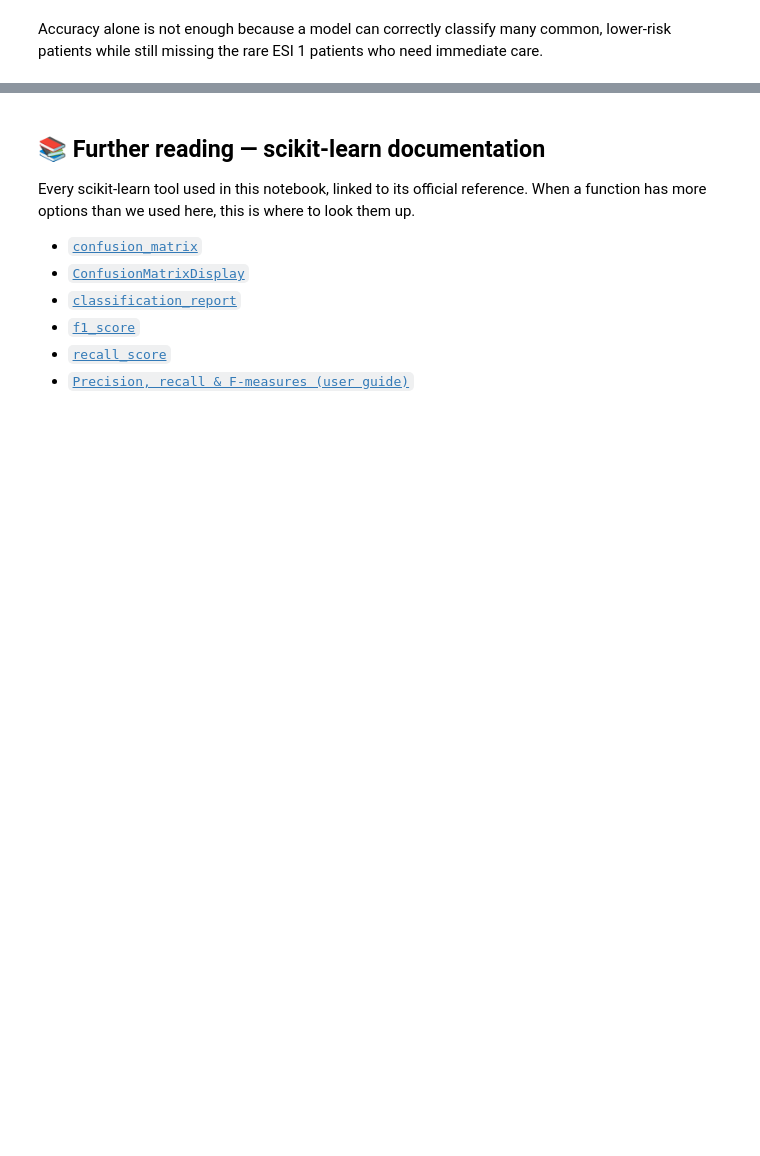
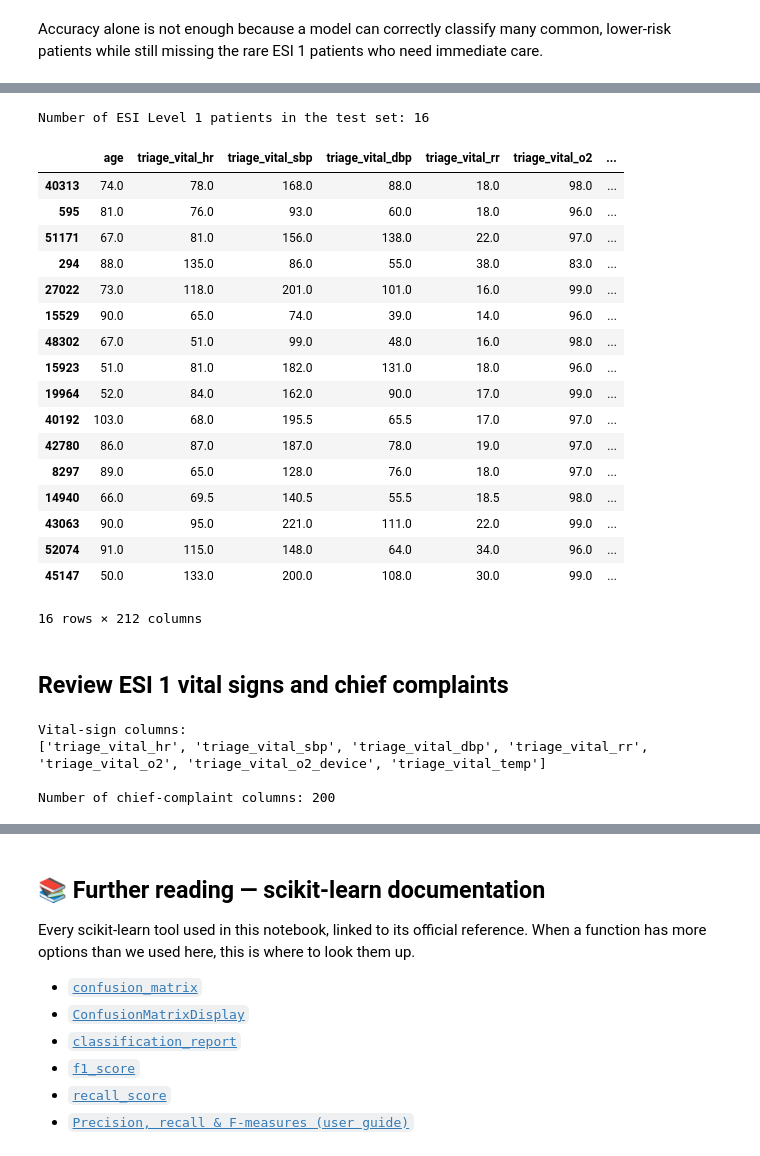
Before and after one commit to tinadams/carisurg-portfolio, a Jupyter notebook: notebooks/week_6_Tutorial3_Model_Evaluation_STUDENT.ipynb, the cells around one changed output, grey strips where cells are left out. Saved outputs shown, nothing was run; the diff lists cells and outputs as text; code cells hidden in the pictures; blank space fills up the shorter version.

```diff
--- a/notebooks/week_6_Tutorial3_Model_Evaluation_STUDENT.ipynb
+++ b/notebooks/week_6_Tutorial3_Model_Evaluation_STUDENT.ipynb
@@ -414,0 +490,55 @@ Accuracy alone is not enough because a model can correctly classify many common,
+# %%
+# Create a table containing only the true ESI Level 1 patients
+esi1_cases = X_test.loc[y_test == 1].copy()
+
+# Add the true label and each model's prediction
+esi1_cases["True ESI"] = y_test.loc[y_test == 1]
+esi1_cases["Logistic Prediction"] = pred_logreg[y_test == 1]
+esi1_cases["Tree Prediction"] = pred_tree[y_test == 1]
+
+print("Number of ESI Level 1 patients in the test set:", len(esi1_cases))
+
+esi1_cases
+# %% [output]
+Number of ESI Level 1 patients in the test set: 16
+|  | age | triage_vital_hr | triage_vital_sbp | triage_vital_dbp | triage_vital_rr | triage_vital_o2 | ... |
+| 40313 | 74.0 | 78.0 | 168.0 | 88.0 | 18.0 | 98.0 | ... |
+| 595 | 81.0 | 76.0 | 93.0 | 60.0 | 18.0 | 96.0 | ... |
+| 51171 | 67.0 | 81.0 | 156.0 | 138.0 | 22.0 | 97.0 | ... |
+| 294 | 88.0 | 135.0 | 86.0 | 55.0 | 38.0 | 83.0 | ... |
+| 27022 | 73.0 | 118.0 | 201.0 | 101.0 | 16.0 | 99.0 | ... |
+| 15529 | 90.0 | 65.0 | 74.0 | 39.0 | 14.0 | 96.0 | ... |
+| 48302 | 67.0 | 51.0 | 99.0 | 48.0 | 16.0 | 98.0 | ... |
+| 15923 | 51.0 | 81.0 | 182.0 | 131.0 | 18.0 | 96.0 | ... |
+| 19964 | 52.0 | 84.0 | 162.0 | 90.0 | 17.0 | 99.0 | ... |
+| 40192 | 103.0 | 68.0 | 195.5 | 65.5 | 17.0 | 97.0 | ... |
+| 42780 | 86.0 | 87.0 | 187.0 | 78.0 | 19.0 | 97.0 | ... |
+| 8297 | 89.0 | 65.0 | 128.0 | 76.0 | 18.0 | 97.0 | ... |
+| 14940 | 66.0 | 69.5 | 140.5 | 55.5 | 18.5 | 98.0 | ... |
+| 43063 | 90.0 | 95.0 | 221.0 | 111.0 | 22.0 | 99.0 | ... |
+| 52074 | 91.0 | 115.0 | 148.0 | 64.0 | 34.0 | 96.0 | ... |
+| 45147 | 50.0 | 133.0 | 200.0 | 108.0 | 30.0 | 99.0 | ... |
+16 rows × 212 columns
+# %% [markdown]
+## Review ESI 1 vital signs and chief complaints
+# %%
+# Identify vital-sign and chief-complaint columns
+vital_columns = [
+    c for c in FEATURES
+    if "triage_vital" in c.lower()
+]
+
+chief_complaint_columns = [
+    c for c in FEATURES
+    if c.lower().startswith("cc_")
+]
+
+print("Vital-sign columns:")
+print(vital_columns)
+
+print("\nNumber of chief-complaint columns:", len(chief_complaint_columns))
+# %% [output]
+Vital-sign columns:
+['triage_vital_hr', 'triage_vital_sbp', 'triage_vital_dbp', 'triage_vital_rr', 'triage_vital_o2', 'triage_vital_o2_device', 'triage_vital_temp']
+
+Number of chief-complaint columns: 200
```
Also changed, not shown: parts of 15 cells of this notebook.
